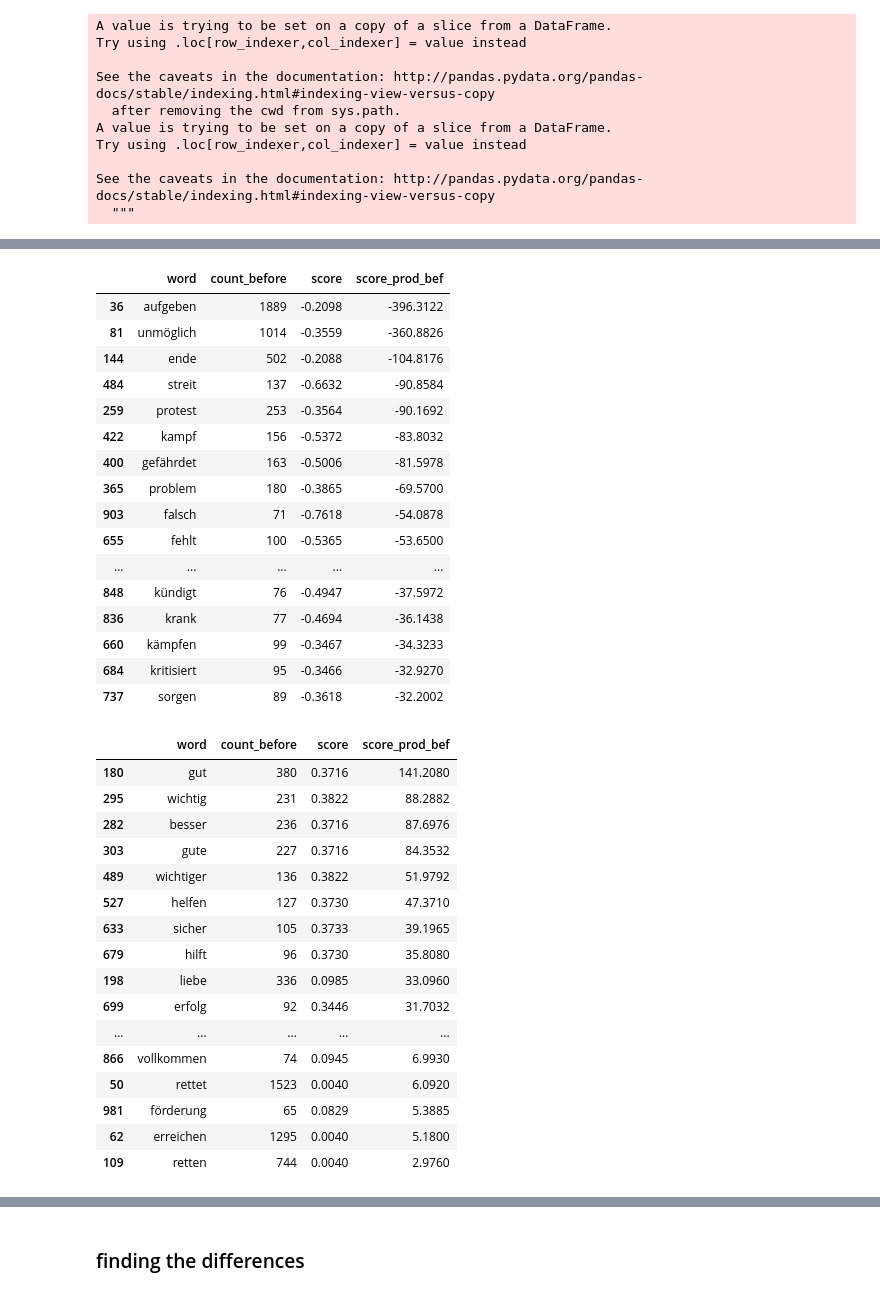
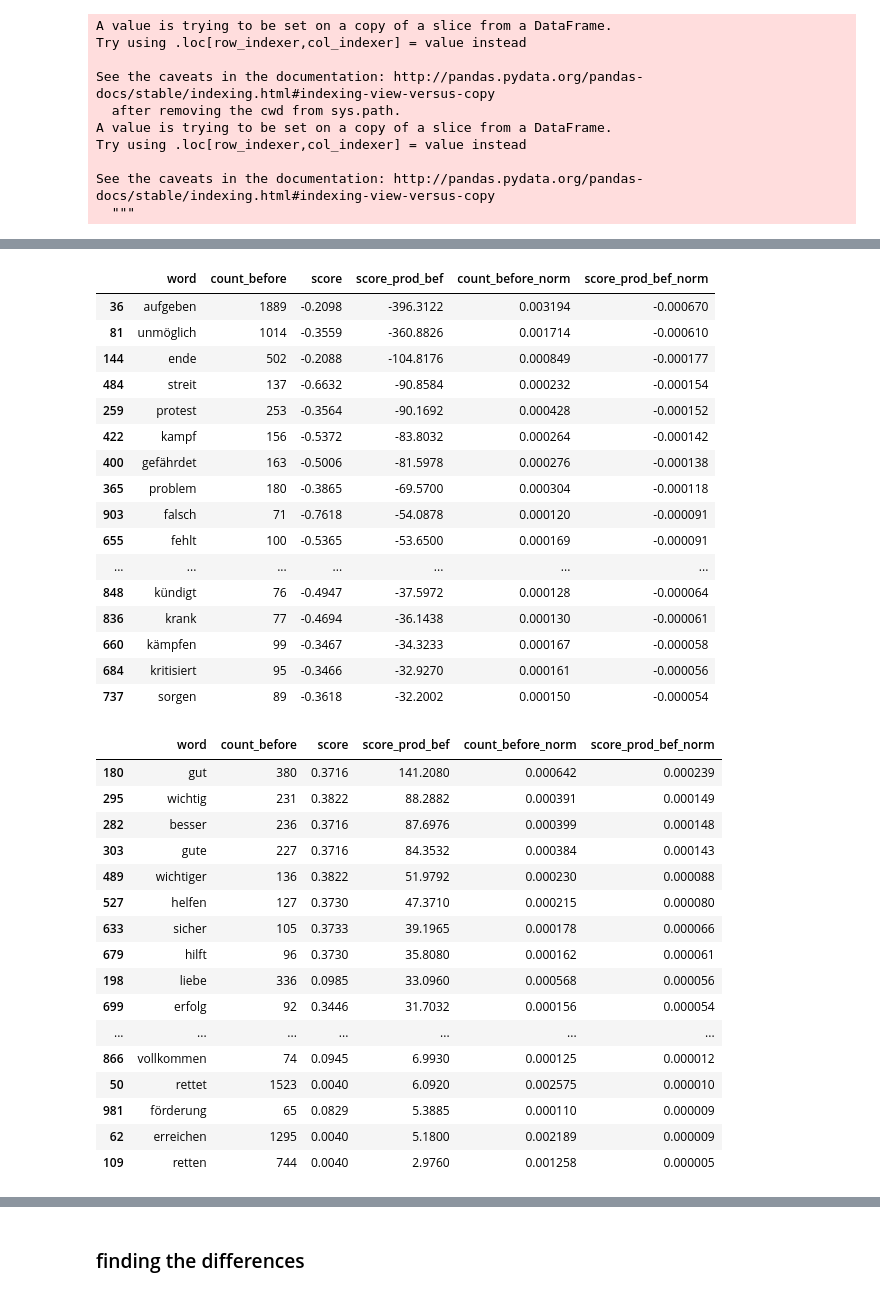
Before and after one commit to yuantinglee/twitter-discourse, a Jupyter notebook: analysis/word_shifts.ipynb, the cells around one changed output, grey strips where cells are left out. Cells and saved outputs as stored; diff of their text form; code cells hidden in the pictures.

```diff
--- a/analysis/word_shifts.ipynb
+++ b/analysis/word_shifts.ipynb
@@ -400,3 +402,6 @@ Try using .loc[row_indexer,col_indexer] = value instead
 
 See the caveats in the documentation: http://pandas.pydata.org/pandas-docs/stable/indexing.html#indexing-view-versus-copy
   """
+# %%
+sum_before = df_sample_before['count'].sum()
+sum_before
@@ -403,3 +415,7 @@ See the caveats in the documentation: http://pandas.pydata.org/pandas-docs/stabl
 # %%
 df_sample_before_scores =  df_sample_before_scores.rename(columns={"count": "count_before", "score product": "score_prod_bef"})
 df_sample_after_scores = df_sample_after_scores.rename(columns={"count": "count_after", "score product": "score_prod_aft"})
+# %%
+df_sample_before_scores['count_before_norm'] = df_sample_before_scores['count_before']/sum_before
+df_sample_before_scores['score_prod_bef_norm'] = df_sample_before_scores['count_before_norm']*df_sample_before_scores['score']
+df_sample_before_scores
@@ -406,41 +464,41 @@ df_sample_after_scores = df_sample_after_scores.rename(columns={"count": "count_
 # %%
-df_sample_before_scores.sort_values(by=['score_prod_bef'])[:20]
+df_sample_before_scores.sort_values(by=['score_prod_bef_norm'])[:20]
 # %% [output]
-|  | word | count_before | score | score_prod_bef |
-| 36 | aufgeben | 1889 | -0.2098 | -396.3122 |
-| 81 | unmöglich | 1014 | -0.3559 | -360.8826 |
-| 144 | ende | 502 | -0.2088 | -104.8176 |
-| 484 | streit | 137 | -0.6632 | -90.8584 |
-| 259 | protest | 253 | -0.3564 | -90.1692 |
-| 422 | kampf | 156 | -0.5372 | -83.8032 |
-| 400 | gefährdet | 163 | -0.5006 | -81.5978 |
-| 365 | problem | 180 | -0.3865 | -69.5700 |
-| 903 | falsch | 71 | -0.7618 | -54.0878 |
-| 655 | fehlt | 100 | -0.5365 | -53.6500 |
-| ... | ... | ... | ... | ... |
-| 848 | kündigt | 76 | -0.4947 | -37.5972 |
-| 836 | krank | 77 | -0.4694 | -36.1438 |
-| 660 | kämpfen | 99 | -0.3467 | -34.3233 |
-| 684 | kritisiert | 95 | -0.3466 | -32.9270 |
-| 737 | sorgen | 89 | -0.3618 | -32.2002 |
+|  | word | count_before | score | score_prod_bef | count_before_norm | score_prod_bef_norm |
+| 36 | aufgeben | 1889 | -0.2098 | -396.3122 | 0.003194 | -0.000670 |
+| 81 | unmöglich | 1014 | -0.3559 | -360.8826 | 0.001714 | -0.000610 |
+| 144 | ende | 502 | -0.2088 | -104.8176 | 0.000849 | -0.000177 |
+| 484 | streit | 137 | -0.6632 | -90.8584 | 0.000232 | -0.000154 |
+| 259 | protest | 253 | -0.3564 | -90.1692 | 0.000428 | -0.000152 |
+| 422 | kampf | 156 | -0.5372 | -83.8032 | 0.000264 | -0.000142 |
+| 400 | gefährdet | 163 | -0.5006 | -81.5978 | 0.000276 | -0.000138 |
+| 365 | problem | 180 | -0.3865 | -69.5700 | 0.000304 | -0.000118 |
+| 903 | falsch | 71 | -0.7618 | -54.0878 | 0.000120 | -0.000091 |
+| 655 | fehlt | 100 | -0.5365 | -53.6500 | 0.000169 | -0.000091 |
+| ... | ... | ... | ... | ... | ... | ... |
+| 848 | kündigt | 76 | -0.4947 | -37.5972 | 0.000128 | -0.000064 |
+| 836 | krank | 77 | -0.4694 | -36.1438 | 0.000130 | -0.000061 |
+| 660 | kämpfen | 99 | -0.3467 | -34.3233 | 0.000167 | -0.000058 |
+| 684 | kritisiert | 95 | -0.3466 | -32.9270 | 0.000161 | -0.000056 |
+| 737 | sorgen | 89 | -0.3618 | -32.2002 | 0.000150 | -0.000054 |
 # %%
-df_sample_before_scores.sort_values(by=['score_prod_bef'], ascending=False)[:20]
+df_sample_before_scores.sort_values(by=['score_prod_bef_norm'], ascending=False)[:20]
 # %% [output]
-|  | word | count_before | score | score_prod_bef |
-| 180 | gut | 380 | 0.3716 | 141.2080 |
-| 295 | wichtig | 231 | 0.3822 | 88.2882 |
-| 282 | besser | 236 | 0.3716 | 87.6976 |
-| 303 | gute | 227 | 0.3716 | 84.3532 |
-| 489 | wichtiger | 136 | 0.3822 | 51.9792 |
-| 527 | helfen | 127 | 0.3730 | 47.3710 |
-| 633 | sicher | 105 | 0.3733 | 39.1965 |
-| 679 | hilft | 96 | 0.3730 | 35.8080 |
-| 198 | liebe | 336 | 0.0985 | 33.0960 |
-| 699 | erfolg | 92 | 0.3446 | 31.7032 |
-| ... | ... | ... | ... | ... |
-| 866 | vollkommen | 74 | 0.0945 | 6.9930 |
-| 50 | rettet | 1523 | 0.0040 | 6.0920 |
-| 981 | förderung | 65 | 0.0829 | 5.3885 |
-| 62 | erreichen | 1295 | 0.0040 | 5.1800 |
-| 109 | retten | 744 | 0.0040 | 2.9760 |
+|  | word | count_before | score | score_prod_bef | count_before_norm | score_prod_bef_norm |
+| 180 | gut | 380 | 0.3716 | 141.2080 | 0.000642 | 0.000239 |
+| 295 | wichtig | 231 | 0.3822 | 88.2882 | 0.000391 | 0.000149 |
+| 282 | besser | 236 | 0.3716 | 87.6976 | 0.000399 | 0.000148 |
+| 303 | gute | 227 | 0.3716 | 84.3532 | 0.000384 | 0.000143 |
+| 489 | wichtiger | 136 | 0.3822 | 51.9792 | 0.000230 | 0.000088 |
+| 527 | helfen | 127 | 0.3730 | 47.3710 | 0.000215 | 0.000080 |
+| 633 | sicher | 105 | 0.3733 | 39.1965 | 0.000178 | 0.000066 |
+| 679 | hilft | 96 | 0.3730 | 35.8080 | 0.000162 | 0.000061 |
+| 198 | liebe | 336 | 0.0985 | 33.0960 | 0.000568 | 0.000056 |
+| 699 | erfolg | 92 | 0.3446 | 31.7032 | 0.000156 | 0.000054 |
+| ... | ... | ... | ... | ... | ... | ... |
+| 866 | vollkommen | 74 | 0.0945 | 6.9930 | 0.000125 | 0.000012 |
+| 50 | rettet | 1523 | 0.0040 | 6.0920 | 0.002575 | 0.000010 |
+| 981 | förderung | 65 | 0.0829 | 5.3885 | 0.000110 | 0.000009 |
+| 62 | erreichen | 1295 | 0.0040 | 5.1800 | 0.002189 | 0.000009 |
+| 109 | retten | 744 | 0.0040 | 2.9760 | 0.001258 | 0.000005 |
 # %%
```
Also changed, not shown: parts of 13 cells of this notebook.
